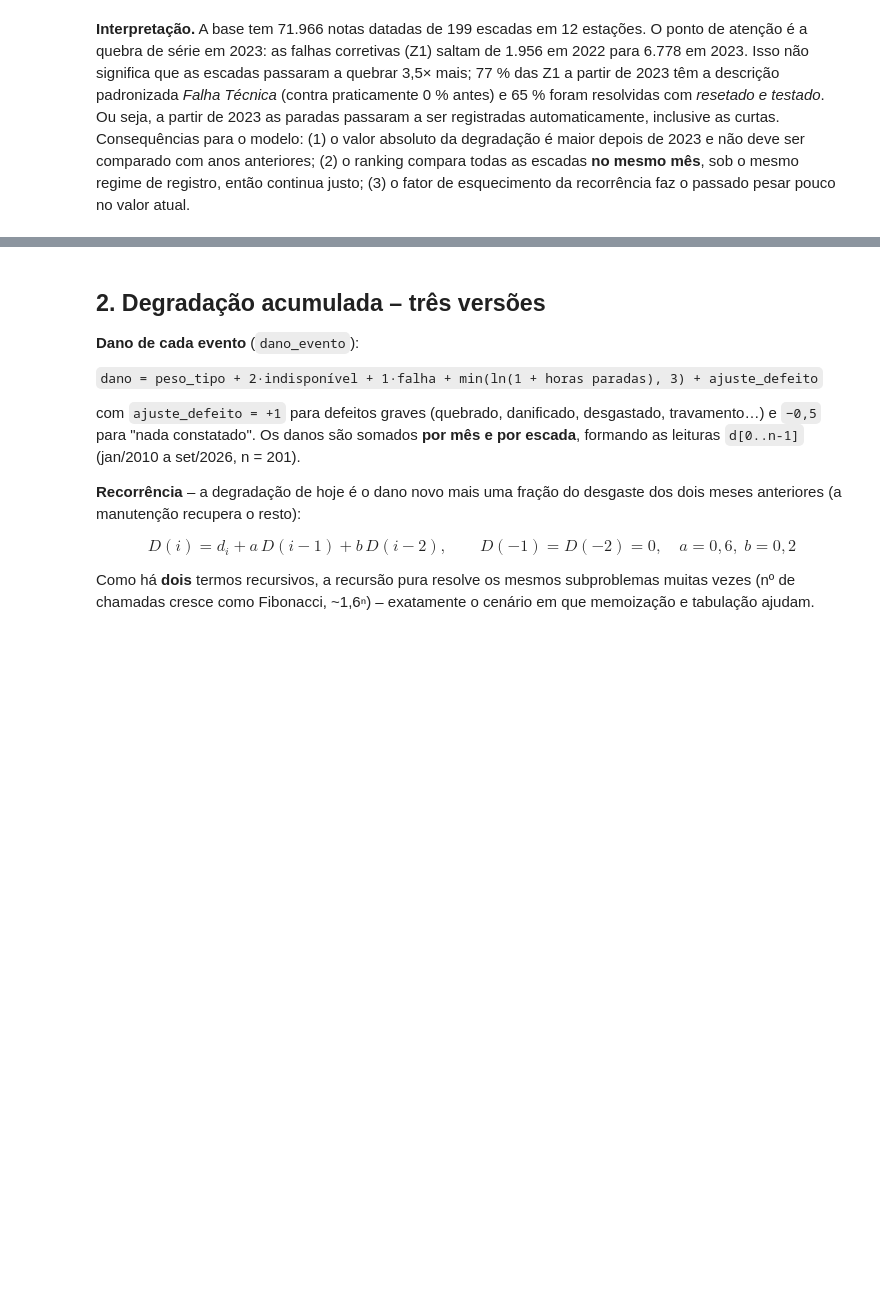
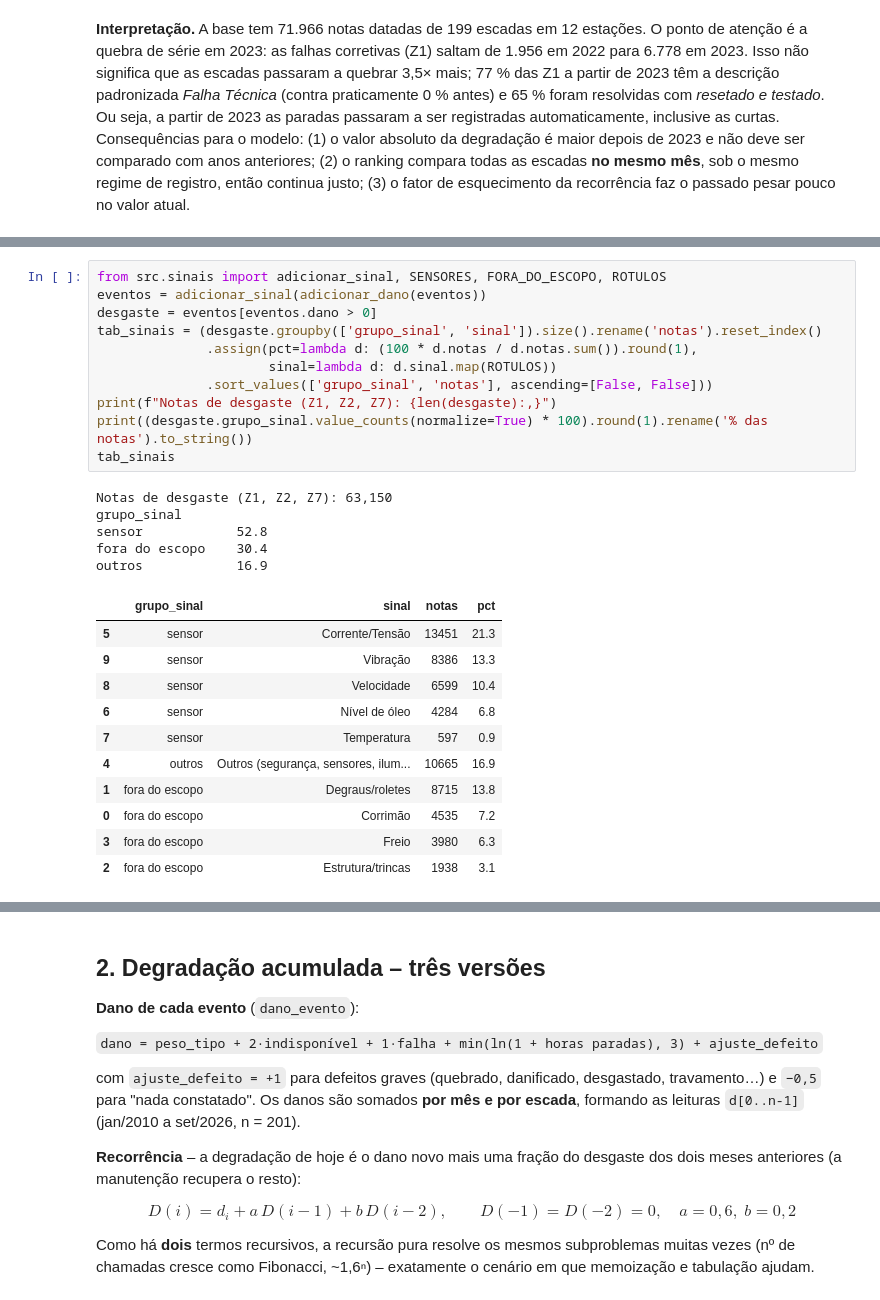
Before and after one commit to Gucastilho/Dynamic-programming-challenge, a Jupyter notebook: notebook.ipynb, the cells around one changed output, grey strips where cells are left out. Cells and saved outputs as stored; diff of their text form; blank space fills up the shorter version.

```diff
--- a/notebook.ipynb
+++ b/notebook.ipynb
@@ -88,0 +105,28 @@ fig.tight_layout(); fig.savefig(FIGS / 'notas_por_ano.png'); plt.show()
+# %%
+from src.sinais import adicionar_sinal, SENSORES, FORA_DO_ESCOPO, ROTULOS
+eventos = adicionar_sinal(adicionar_dano(eventos))
+desgaste = eventos[eventos.dano > 0]
+tab_sinais = (desgaste.groupby(['grupo_sinal', 'sinal']).size().rename('notas').reset_index()
+              .assign(pct=lambda d: (100 * d.notas / d.notas.sum()).round(1),
+                      sinal=lambda d: d.sinal.map(ROTULOS))
+              .sort_values(['grupo_sinal', 'notas'], ascending=[False, False]))
+print(f"Notas de desgaste (Z1, Z2, Z7): {len(desgaste):,}")
+print((desgaste.grupo_sinal.value_counts(normalize=True) * 100).round(1).rename('% das notas').to_string())
+tab_sinais
+# %% [output]
+Notas de desgaste (Z1, Z2, Z7): 63,150
+grupo_sinal
+sensor            52.8
+fora do escopo    30.4
+outros            16.9
+|  | grupo_sinal | sinal | notas | pct |
+| 5 | sensor | Corrente/Tensão | 13451 | 21.3 |
+| 9 | sensor | Vibração | 8386 | 13.3 |
+| 8 | sensor | Velocidade | 6599 | 10.4 |
+| 6 | sensor | Nível de óleo | 4284 | 6.8 |
+| 7 | sensor | Temperatura | 597 | 0.9 |
+| 4 | outros | Outros (segurança, sensores, ilum... | 10665 | 16.9 |
+| 1 | fora do escopo | Degraus/roletes | 8715 | 13.8 |
+| 0 | fora do escopo | Corrimão | 4535 | 7.2 |
+| 3 | fora do escopo | Freio | 3980 | 6.3 |
+| 2 | fora do escopo | Estrutura/trincas | 1938 | 3.1 |
```
Also changed, not shown: parts of 12 cells of this notebook, 7 other files.
